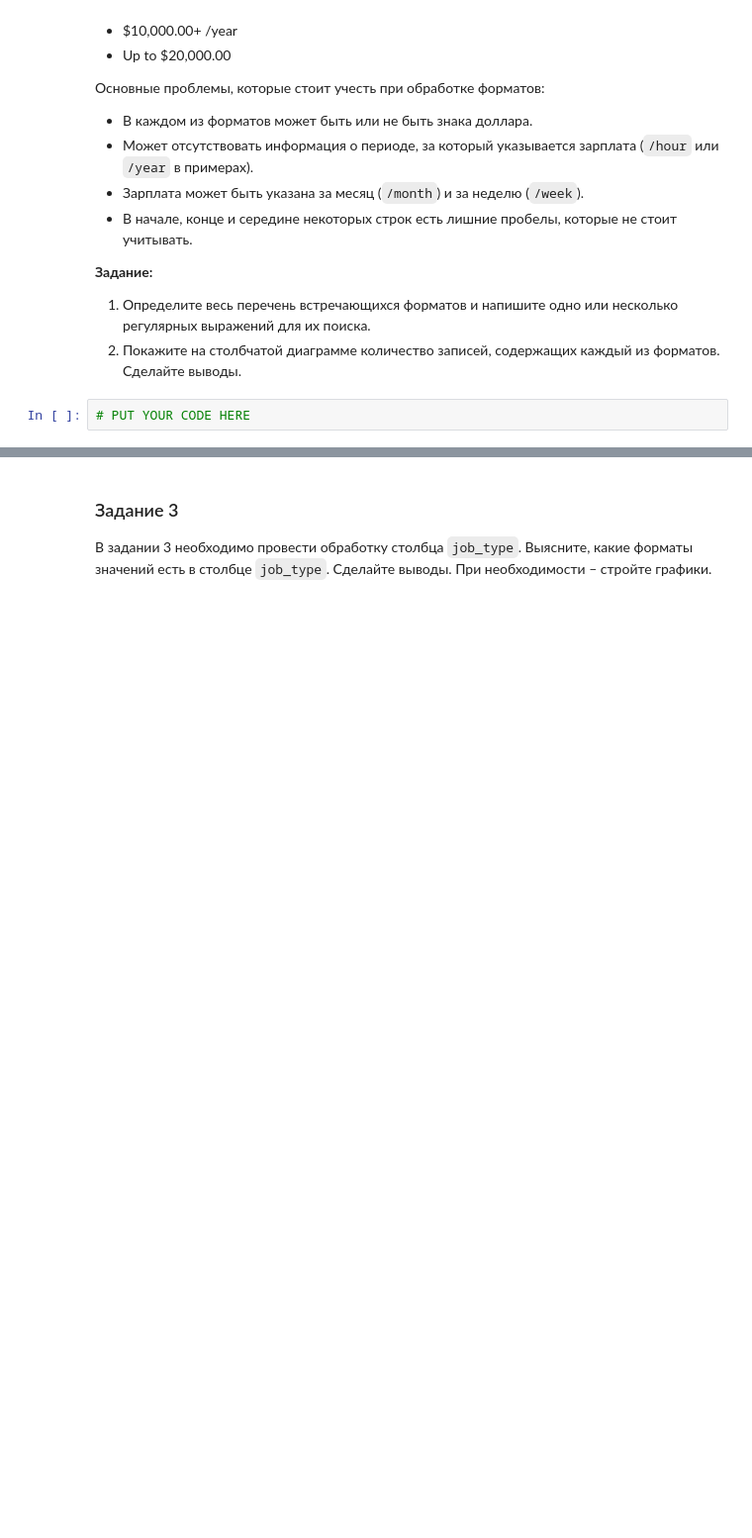
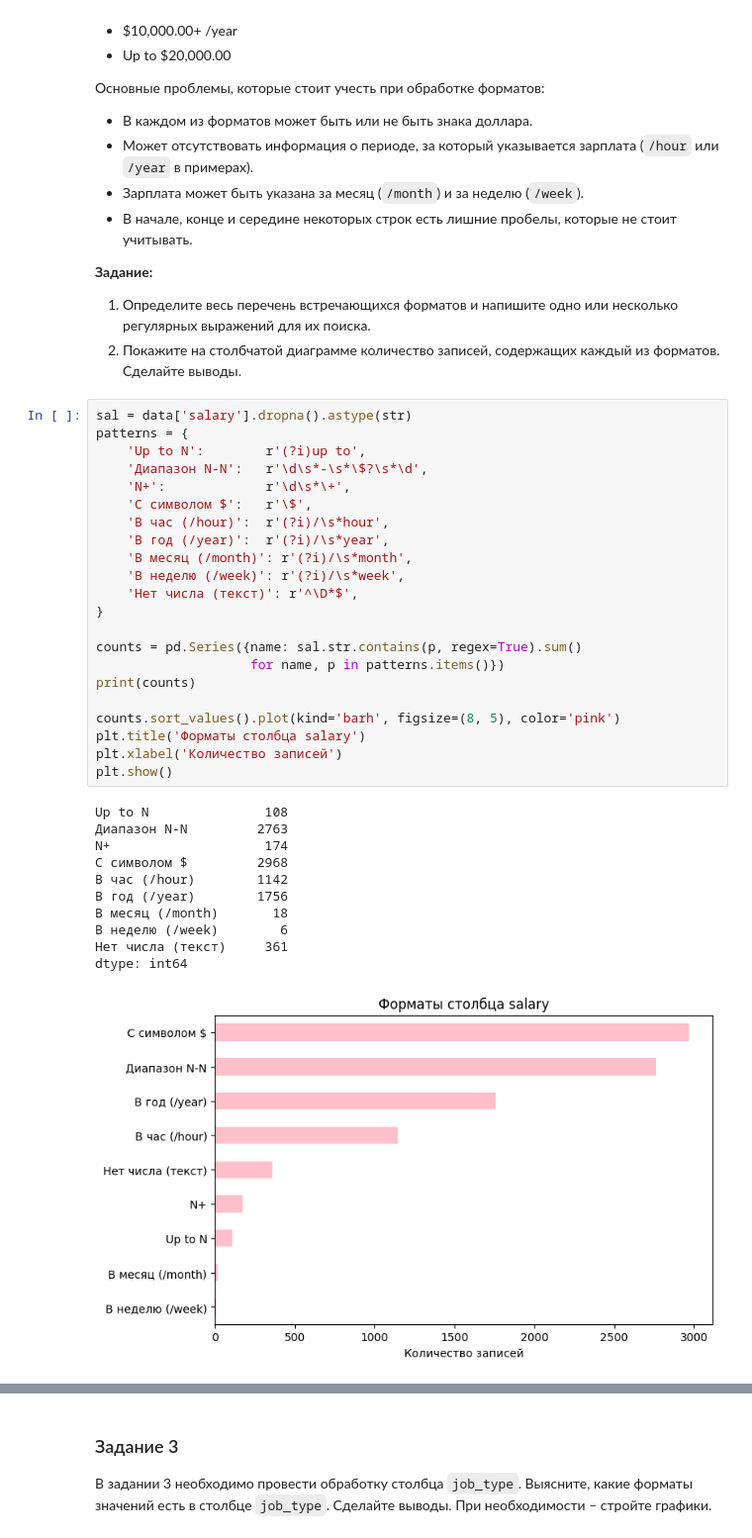
Before and after one commit to anastasiiaCher/pda-homework01, a Jupyter notebook: Коренченко_лаба2.ipynb, the cells around one changed output, grey strips where cells are left out. Shown at 99% size. Cells and saved outputs as stored; diff of their text form; blank space fills up the shorter version.

```diff
--- a/Коренченко_лаба2.ipynb
+++ b/Коренченко_лаба2.ipynb
@@ -371,8 +459,40 @@ Name: location, dtype: object
 **Задание:**
 1. Определите весь перечень встречающихся форматов и напишите одно или несколько регулярных выражений для их поиска.
 2. Покажите на столбчатой диаграмме количество записей, содержащих каждый из форматов. Сделайте выводы.
-# %%
-# PUT YOUR CODE HERE
+# %%
+sal = data['salary'].dropna().astype(str)
+patterns = {
+    'Up to N':        r'(?i)up to',
+    'Диапазон N-N':   r'\d\s*-\s*\$?\s*\d',
+    'N+':             r'\d\s*\+',
+    'С символом $':   r'\$',
+    'В час (/hour)':  r'(?i)/\s*hour',
+    'В год (/year)':  r'(?i)/\s*year',
+    'В месяц (/month)': r'(?i)/\s*month',
+    'В неделю (/week)': r'(?i)/\s*week',
+    'Нет числа (текст)': r'^\D*$',
+}
+
+counts = pd.Series({name: sal.str.contains(p, regex=True).sum()
+                    for name, p in patterns.items()})
+print(counts)
+
+counts.sort_values().plot(kind='barh', figsize=(8, 5), color='pink')
+plt.title('Форматы столбца salary')
+plt.xlabel('Количество записей')
+plt.show()
+# %% [output]
+Up to N               108
+Диапазон N-N         2763
+N+                    174
+С символом $         2968
+В час (/hour)        1142
+В год (/year)        1756
+В месяц (/month)       18
+В неделю (/week)        6
+Нет числа (текст)     361
+dtype: int64
+[figure, added]
 # %% [markdown]
 #### Задание 2.2
 
```
Also changed, not shown: parts of 19 cells of this notebook.
